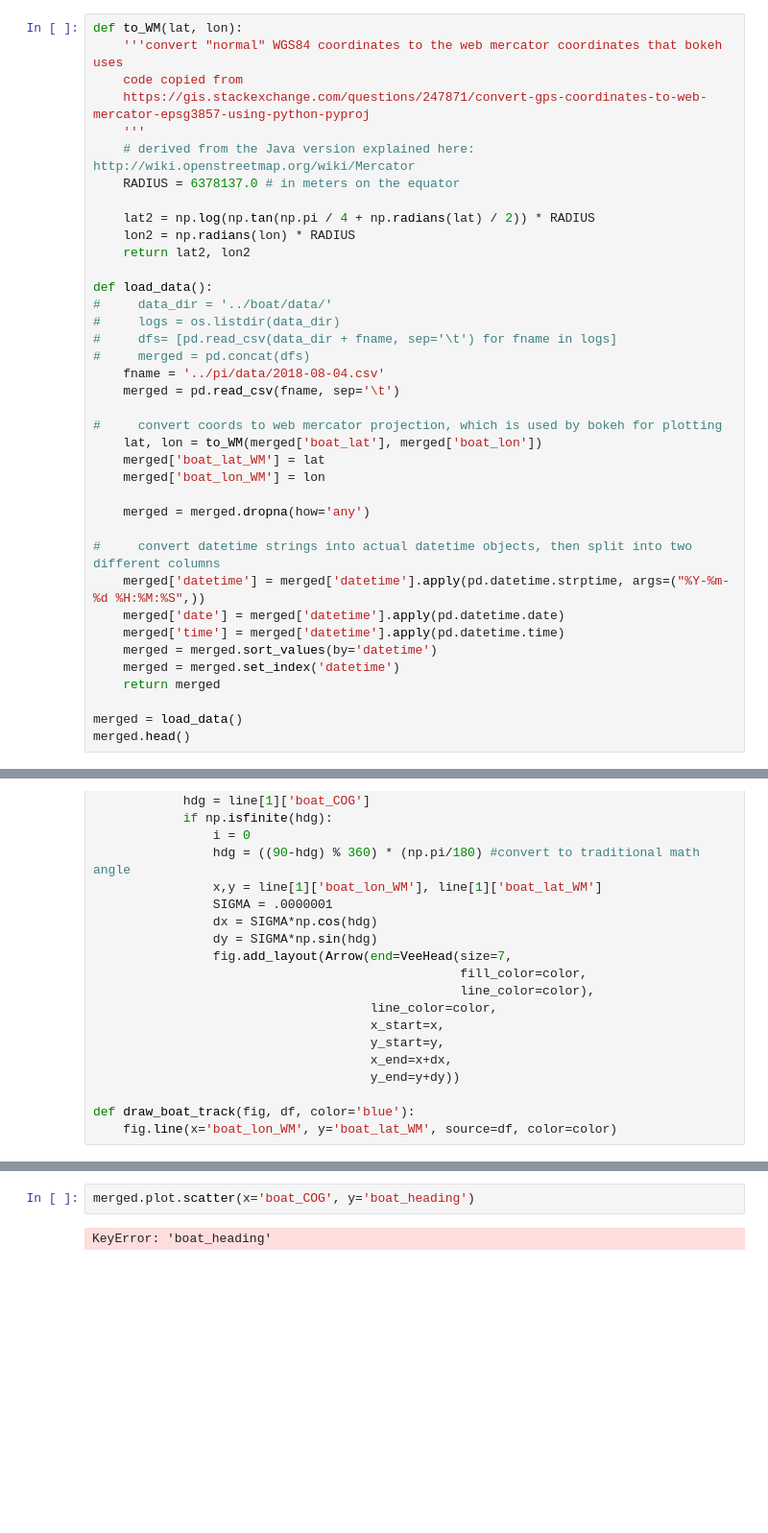
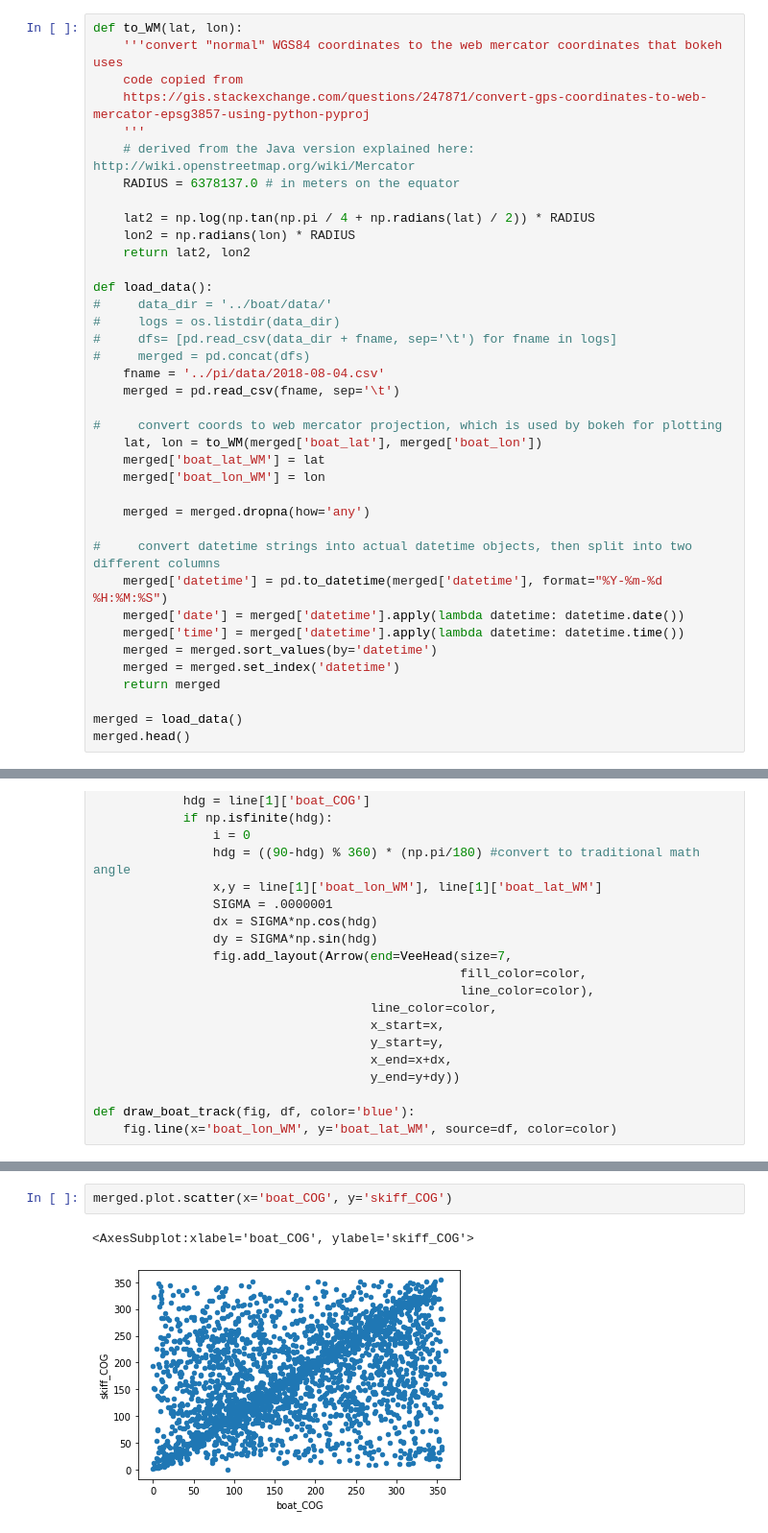
Before and after one commit to NickCrews/SmartSeiner, a Jupyter notebook: analysis/explore.ipynb, the cells around one changed output, grey strips where cells are left out. Shown at 96% size. Drawn from its saved outputs; the diff is of its cells as text; blank space fills up the shorter version.

```diff
--- a/analysis/explore.ipynb
+++ b/analysis/explore.ipynb
@@ -47,9 +47,9 @@ def load_data():
     merged = merged.dropna(how='any')
 
 #     convert datetime strings into actual datetime objects, then split into two different columns
-    merged['datetime'] = merged['datetime'].apply(pd.datetime.strptime, args=("%Y-%m-%d %H:%M:%S",))
-    merged['date'] = merged['datetime'].apply(pd.datetime.date)
-    merged['time'] = merged['datetime'].apply(pd.datetime.time)
+    merged['datetime'] = pd.to_datetime(merged['datetime'], format="%Y-%m-%d %H:%M:%S")
+    merged['date'] = merged['datetime'].apply(lambda datetime: datetime.date())
+    merged['time'] = merged['datetime'].apply(lambda datetime: datetime.time())
     merged = merged.sort_values(by='datetime')
     merged = merged.set_index('datetime')
     return merged
@@ -146,4 +149,5 @@ reload_and_show()
 # %%
-merged.plot.scatter(x='boat_COG', y='boat_heading')
+merged.plot.scatter(x='boat_COG', y='skiff_COG')
 # %% [output]
-KeyError: 'boat_heading'
+<AxesSubplot:xlabel='boat_COG', ylabel='skiff_COG'>
+[figure, added]
```
Also changed, not shown: parts of 3 cells of this notebook, 29 other files.
